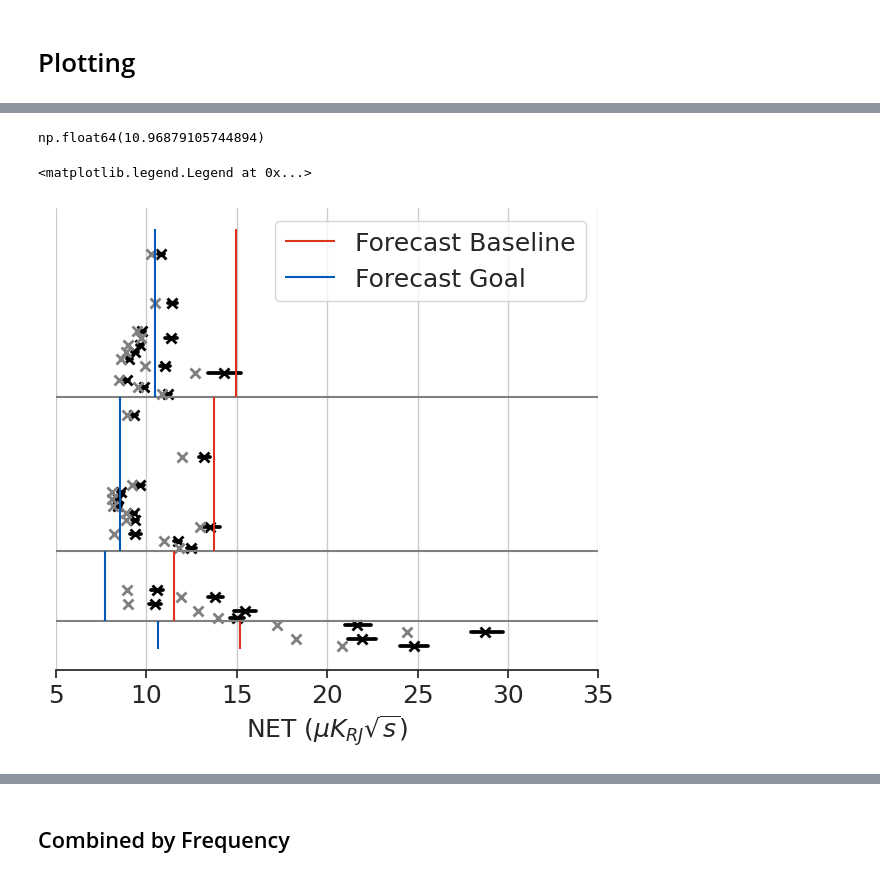
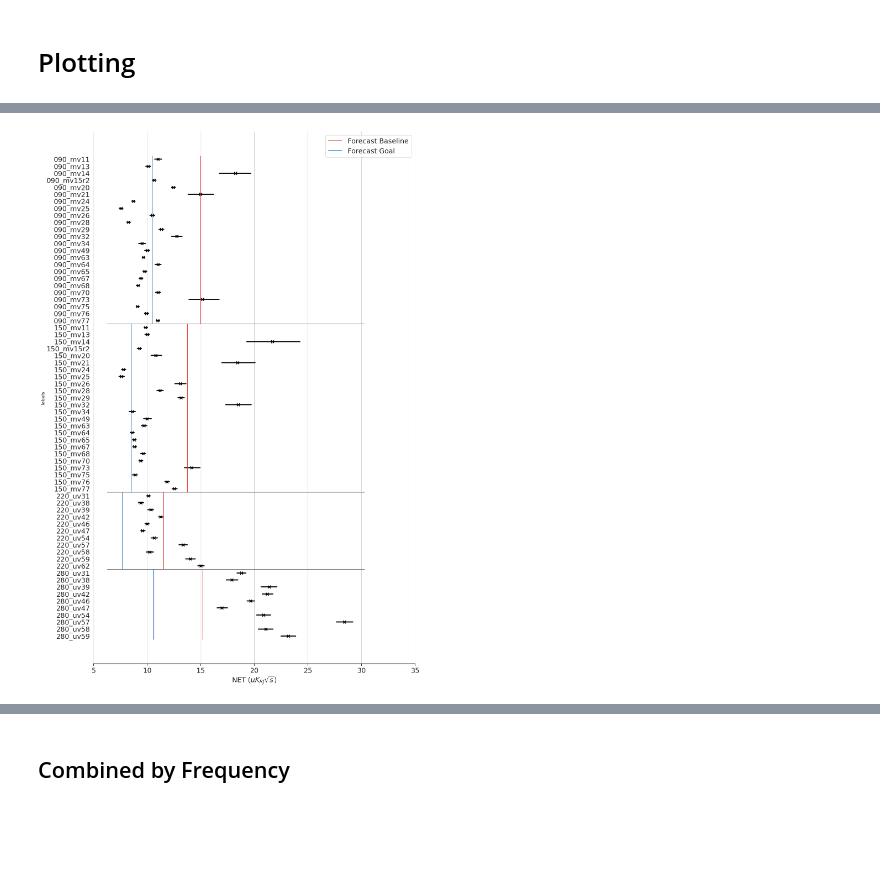
Before and after one commit to Sulla2012/LAT_Loading, a Jupyter notebook: latcom/notebooks/nets.ipynb, the cells around one changed output, grey strips where cells are left out. Drawn from its saved outputs; the diff is of its cells as text; code cells hidden in the pictures; blank space fills up the shorter version.

```diff
--- a/latcom/notebooks/nets.ipynb
+++ b/latcom/notebooks/nets.ipynb
@@ -14,7 +16,7 @@ from utils.parsing import parse_dict
 %load_ext autoreload
 %autoreload 2
 # %%
-with open("../data/wafer_net_c.pk", "rb") as f:
+with open("../../data/wafer_net_c.pk", "rb") as f:
     wafer_net_c = pk.load(f)
 # %% [markdown]
 # Plotting
@@ -25,10 +27,10 @@ import pandas as pd
 import seaborn as sns
 
 pwv = pwv_interp()
-with open("../abscals/results_06262026.pk", "rb") as f:
+with open("../../abscals/results_06262026.pk", "rb") as f:
     result_dict = pk.load(f)
 
-with open("../nets/nets_06292026.pk", "rb") as f:
+with open("../../nets/nets_07142026.pk", "rb") as f:
     net_dict = pk.load(f)
 
 c_base = (220 / 255, 50 / 255, 32 / 255)
@@ -37,7 +39,7 @@ c_goal = (0 / 255, 90 / 255, 181 / 255)
 df = parse_dict(net_dict)
 # %%
 t_cut_low = Time("2026-05-05T00:00:00", format="isot", scale="utc")
-t_cut_high = Time("2026-07-03T00:00:00", format="isot", scale="utc")
+t_cut_high = Time("2026-07-14T00:00:00", format="isot", scale="utc")
 
 set_labels = np.unique(df.labels)
 weighted_means = np.zeros(len(set_labels))
@@ -64,7 +66,7 @@ temp_conv_280 = mu.temp_conv(
     T_B=2.725 * u.Kelvin, flavor="UHF", ch="UHF_2", kind="baseline"
 )
 # %%
-label = "090_mv28"
+label = "220_uv42"
 data = df.where(
     (df.pwv / np.sin(np.deg2rad(df.el)) < 3)
     & (df.t_obs < t_cut_high.unix)
@@ -98,13 +76,9 @@ df[df.labels == "090_mv15r2"]
-# %%
-np.nanmean(df.where(df.labels == "090_mv15r2").nets)
-# %% [output]
-np.float64(10.96879105744894)
 # %%
 sns.set_theme(style="ticks")
 fontsize = 18
 
 # Initialize the figure with a logarithmic x axis
-f, ax = plt.subplots(figsize=(7, 6))
+f, ax = plt.subplots(figsize=(15, 25))
 
 # Add in points to show each observation
 sns.pointplot(
@@ -212,38 +186,39 @@ plt.vlines(
 # 280 Goals
 temp_conv = mu.temp_conv(
     T_B=2.725 * u.Kelvin, flavor="UHF", ch="UHF_2", kind="baseline"
 )
 # plt.vlines(8.61*np.sqrt(6)/1.0, ymin = pos_220, ymax = ymax, label=None, color="orange")
 # plt.vlines(5.95*np.sqrt(6)/1.0, ymin = pos_220, ymax = ymax, label=None, color="blue")
 
 # plt.vlines(6.60*np.sqrt(6)/1.0, ymin = pos_220, ymax = ymax, label=None, color=c_base)
 # plt.vlines(4.63*np.sqrt(6)/1.0, ymin = pos_220, ymax = ymax, label=None, color=c_goal)
 
 # ax.axvspan(25.11*np.sqrt(6)/temp_conv_280.value, 35.88*np.sqrt(6)/temp_conv_280.value, ymin=0, ymax=pos_280, alpha=0.1, color='red')
 plt.vlines(
     35.88 * np.sqrt(6) / temp_conv_280.value, ymin=pos_220, ymax=ymax, color=c_base
 )
 plt.vlines(
     25.11 * np.sqrt(6) / temp_conv_280.value, ymin=pos_220, ymax=ymax, color=c_goal
 )
 
 
 plt.xlim(5, 35)
 
 # Tweak the visual presentation
 ax.xaxis.grid(True)
 # ax.set(xlabel="NET ($\mu K_{RJ} \sqrt{s}$)", ylabel="", yticklabels=[])
 ax.set_xlabel(r"NET ($\mu K_{RJ} \sqrt{s}$)", fontsize=fontsize)
-ax.set_ylabel("", fontsize=fontsize)
-ax.set_yticklabels([])
+#ax.set_ylabel("", fontsize=fontsize)
+#ax.set_yticklabels([])
 ax.tick_params(left=False, labelsize=fontsize)
 sns.despine(trim=True, left=True)
 
 plt.legend(fontsize=fontsize)
-# f.savefig("./plts/nets/nets_APS.pdf", dpi=600, bbox_inches="tight")
-# f.savefig("./plts/nets/nets_APS.png", dpi=600, bbox_inches="tight")
+output_dir = Path(f"../../plts/nets/")
+output_dir.mkdir(parents=True, exist_ok=True)
+f.savefig(output_dir / "nets_f2f26.pdf", dpi=600, bbox_inches="tight")
+f.savefig(output_dir / "nets_f2f26.png", dpi=600, bbox_inches="tight")
 # %% [output]
-<matplotlib.legend.Legend at 0x...>
-[figure, old version]
+[figure, new version]
 # %%
 df_uk = copy.deepcopy(df)
```
Also changed, not shown: parts of 14 cells of this notebook, 10 other files.
